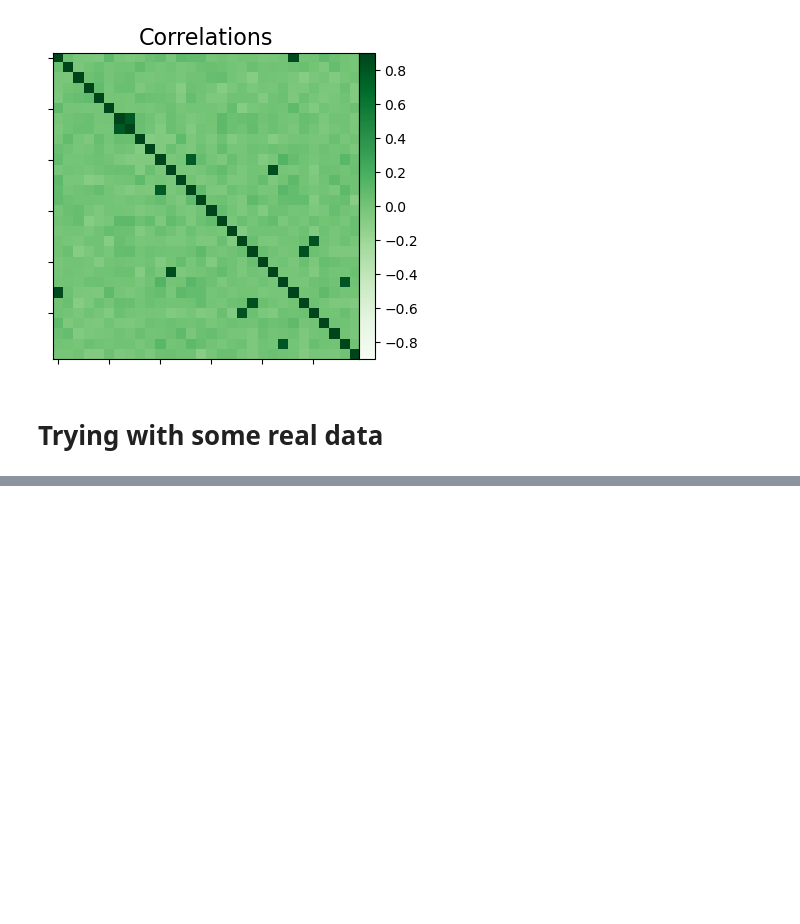
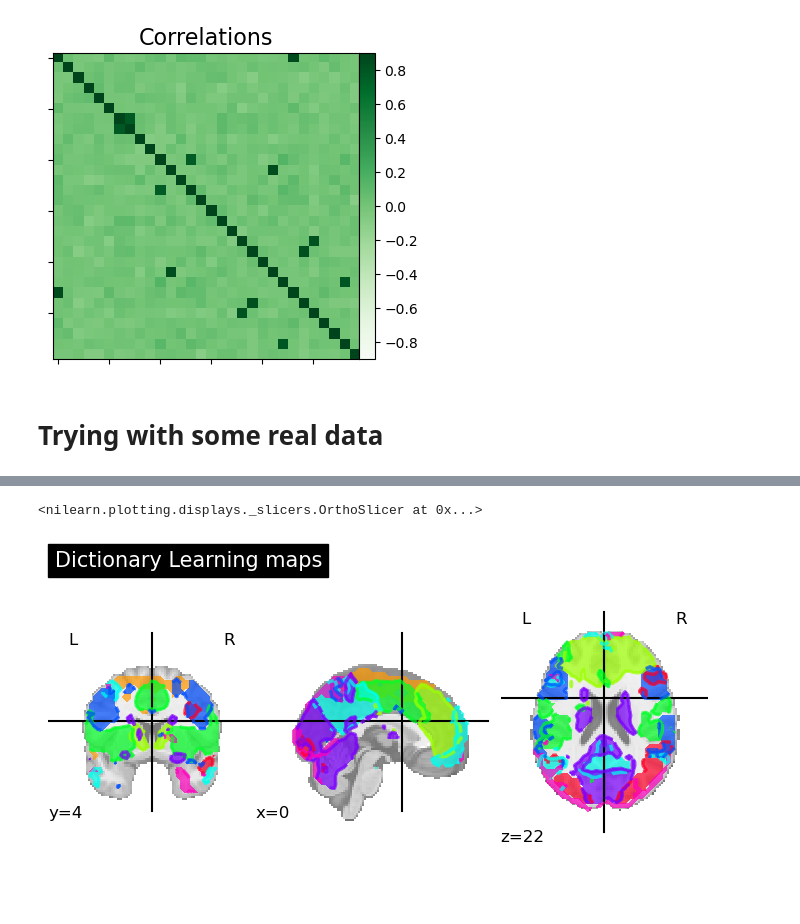
Before and after one commit to w-decker/sFC-Demo, a Jupyter notebook: main.ipynb, the cells around one changed output, grey strips where cells are left out. Cells and saved outputs as stored; diff of their text form; code cells hidden in the pictures; blank space fills up the shorter version.

```diff
--- a/main.ipynb
+++ b/main.ipynb
@@ -95,0 +98,28 @@ Downloaded 5849088 of 5875966 bytes (99.5%,    0.0s remaining) ...done. (4 secon
+# %%
+# extract some info from data
+func_filenames = D.func
+confounds = D.confounds
+# %%
+# Initialize DictLearning object
+dict_learn = DictLearning(
+    n_components=8,
+    smoothing_fwhm=6.0,
+    memory="nilearn_cache",
+    memory_level=2,
+    random_state=0,
+    standardize="zscore_sample",
+)
+# Fit to the data
+dict_learn.fit(func_filenames)
+# Resting state networks/maps in attribute `components_img_`
+components_img = dict_learn.components_img_
+# %%
+# plot
+plot_prob_atlas(
+    components_img,
+    view_type="filled_contours",
+    title="Dictionary Learning maps",
+);
+# %% [output]
+<nilearn.plotting.displays._slicers.OrthoSlicer at 0x...>
+[figure, added]
```
Also changed, not shown: parts of 3 cells of this notebook.
